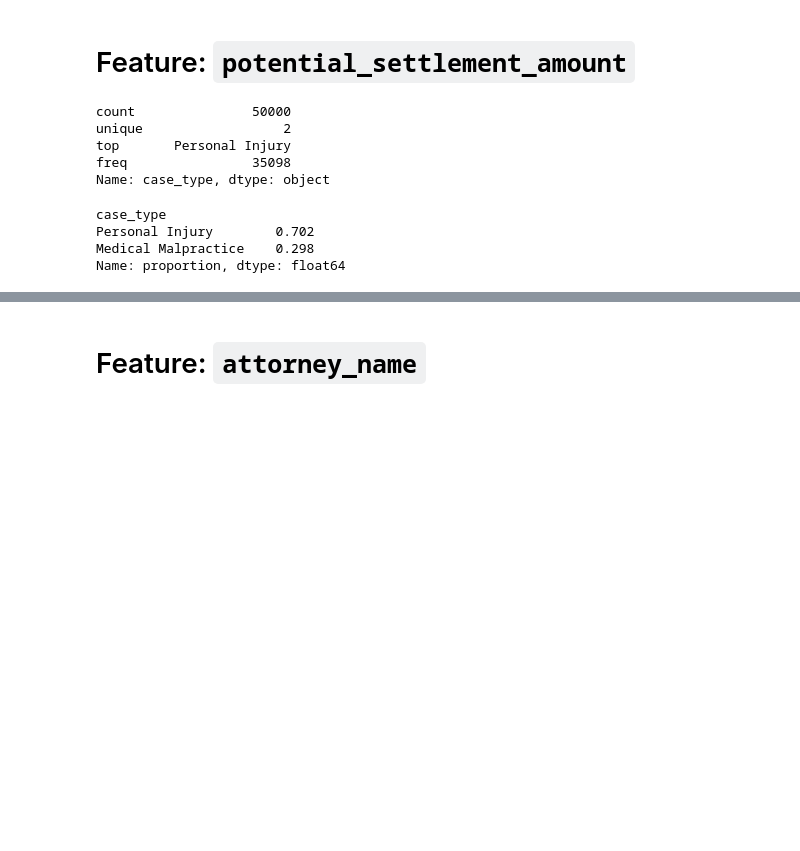
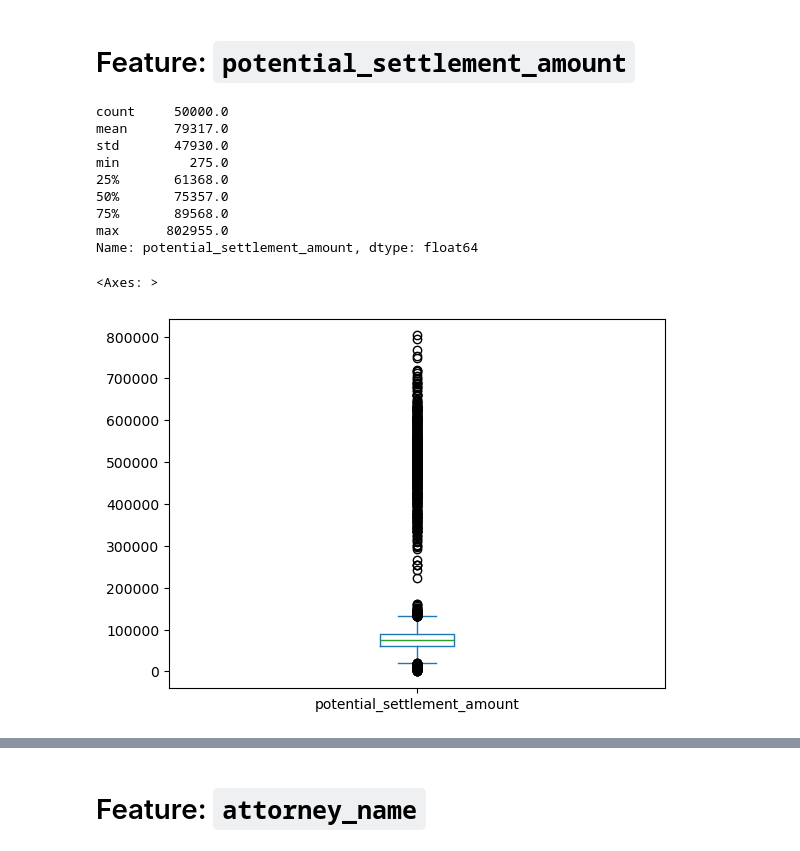
Before and after one commit to BenJMcCarty/Synthesizing_Law_Group_Data, a Jupyter notebook: EDA.ipynb, the cells around one changed output, grey strips where cells are left out. Drawn from its saved outputs; the diff is of its cells as text; code cells hidden in the pictures; blank space fills up the shorter version.

```diff
--- a/EDA.ipynb
+++ b/EDA.ipynb
@@ -209,17 +220,19 @@ sns.regplot(data=df, x='medical_expense_amount', y = 'potential_settlement_amoun
 # %% [markdown]
 # Feature: `potential_settlement_amount`
 # %%
-df['case_type'].describe()
+df['potential_settlement_amount'].describe().round(0)
 # %% [output]
-count               50000
-unique                  2
-top       Personal Injury
-freq                35098
-Name: case_type, dtype: object
+count     50000.0
+mean      79317.0
+std       47930.0
+min         275.0
+25%       61368.0
+50%       75357.0
+75%       89568.0
+max      802955.0
+Name: potential_settlement_amount, dtype: float64
-# %%
-df['case_type'].value_counts(normalize=True, ascending=False, dropna=False).round(3)
-# %% [output]
-case_type
-Personal Injury        0.702
-Medical Malpractice    0.298
-Name: proportion, dtype: float64
+# %%
+df['potential_settlement_amount'].plot(kind = 'box')
+# %% [output]
+<Axes: >
+[figure, added]
```
Also changed, not shown: parts of 32 cells of this notebook, 1 other file.
